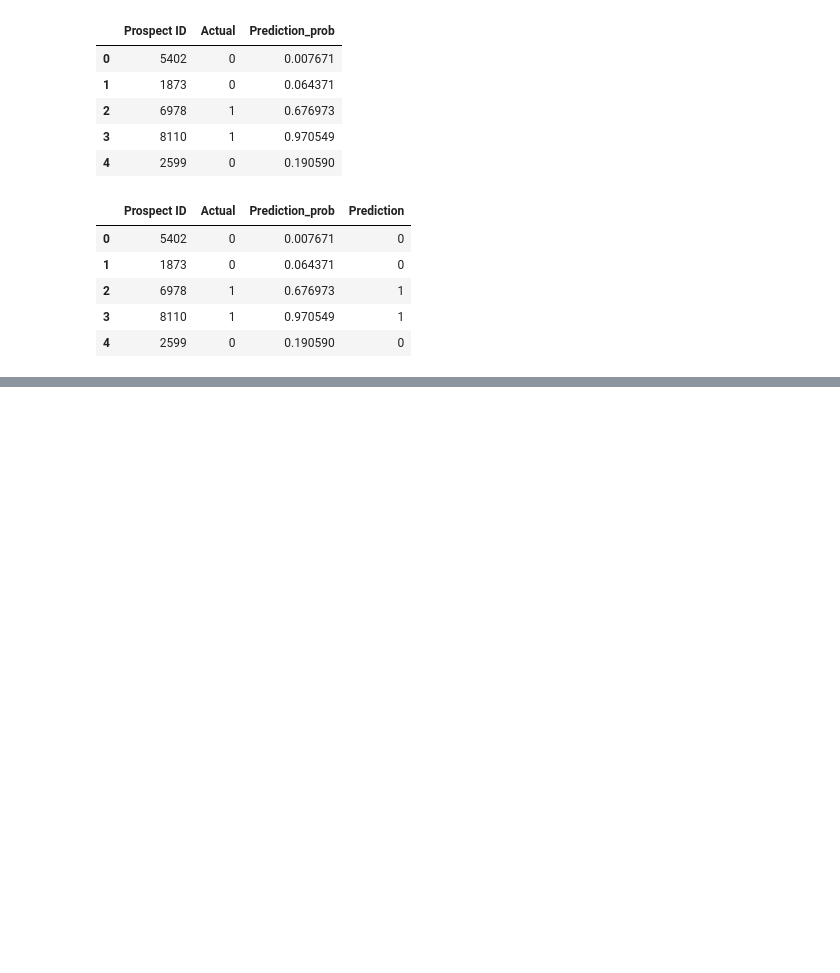
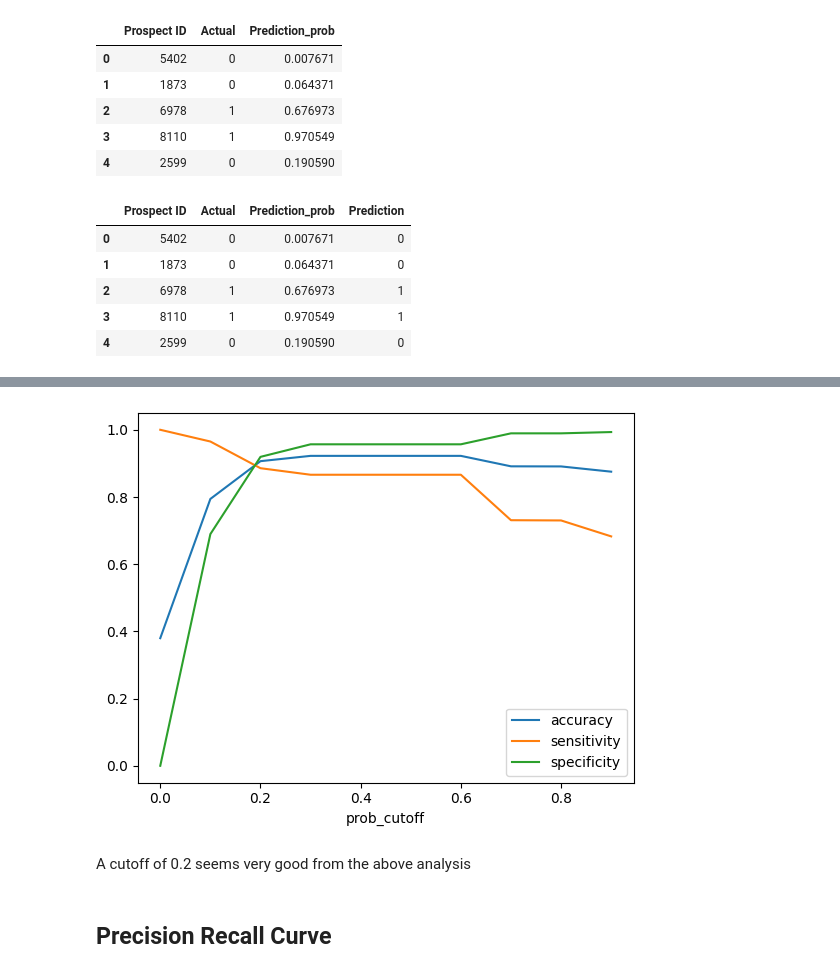
Before and after one commit to zaskap/upgrad_lead_scoring_assignment, a Jupyter notebook: Lead_Scoring.ipynb, the cells around one changed output, grey strips where cells are left out. Drawn from its saved outputs; the diff is of its cells as text; code cells hidden in the pictures; blank space fills up the shorter version.

```diff
--- a/Lead_Scoring.ipynb
+++ b/Lead_Scoring.ipynb
@@ -1584,4 +1601,0 @@ FN = confusion_matrix_obj[1,0]
-# %%
-# Sensitivity (TPR - True Positive Rate)
-sensitivity = TP / float(TP+FN)
-print(f"Sensitivity: {sensitivity}")
@@ -1595,0 +1649,5 @@ Specificity: 0.9567762269248087
+# %%
+cuts = [float(x)/10 for x in range(10)]
+for i in cuts:
+    y_train_pred_df[i]= y_train_pred_df["Prediction_prob"].map(lambda x: 1 if x > i else 0)
+y_train_pred_df.head()
@@ -1595,0 +1661,16 @@ Specificity: 0.9567762269248087
+# %%
+cutoff_analysis = pd.DataFrame( columns = ['prob_cutoff','accuracy','sensitivity','specificity'])
+from sklearn.metrics import confusion_matrix
+
+for i in cuts:
+    cm = confusion_matrix(y_train_pred_df["Actual"], y_train_pred_df[i] )
+    total=sum(sum(cm))
+    accuracy = (cm[0,0]+cm[1,1])/total
+
+
+    sensitivity = cm[1,1]/(cm[1,0]+cm[1,1])
+    specificity = cm[0,0]/(cm[0,0]+cm[0,1])
+
+    cutoff_analysis.loc[i] =[ i ,accuracy,sensitivity,specificity]
+
+print(cutoff_analysis)
@@ -1595,0 +1689,9 @@ Specificity: 0.9567762269248087
+# %%
+cutoff_analysis.plot.line(x='prob_cutoff', y=['accuracy','sensitivity','specificity'])
+plt.show()
+# %% [output]
+[figure, added]
+# %% [markdown]
+A cutoff of 0.2 seems very good from the above analysis
+# %% [markdown]
+## Precision Recall Curve
```
Also changed, not shown: parts of 39 cells of this notebook.
